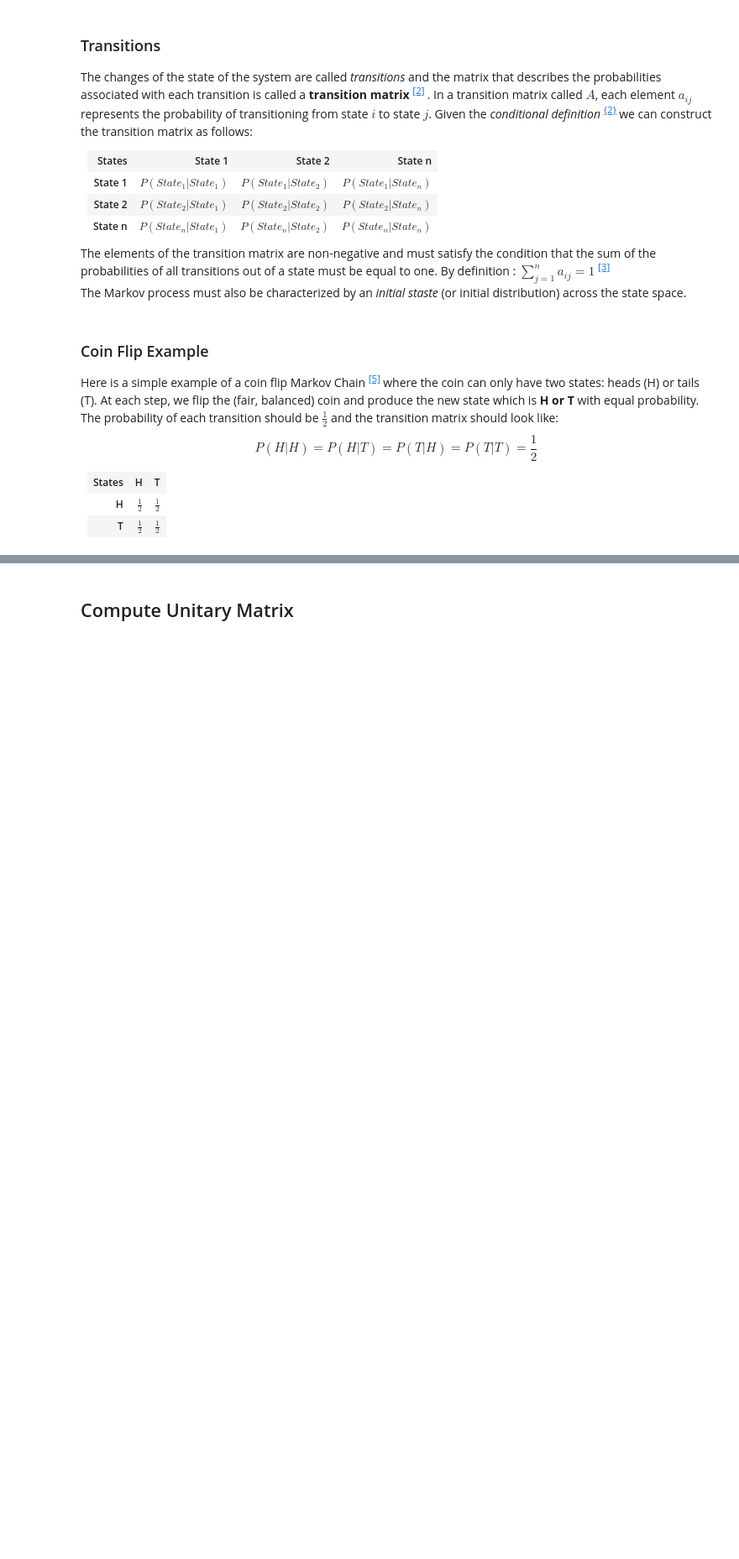
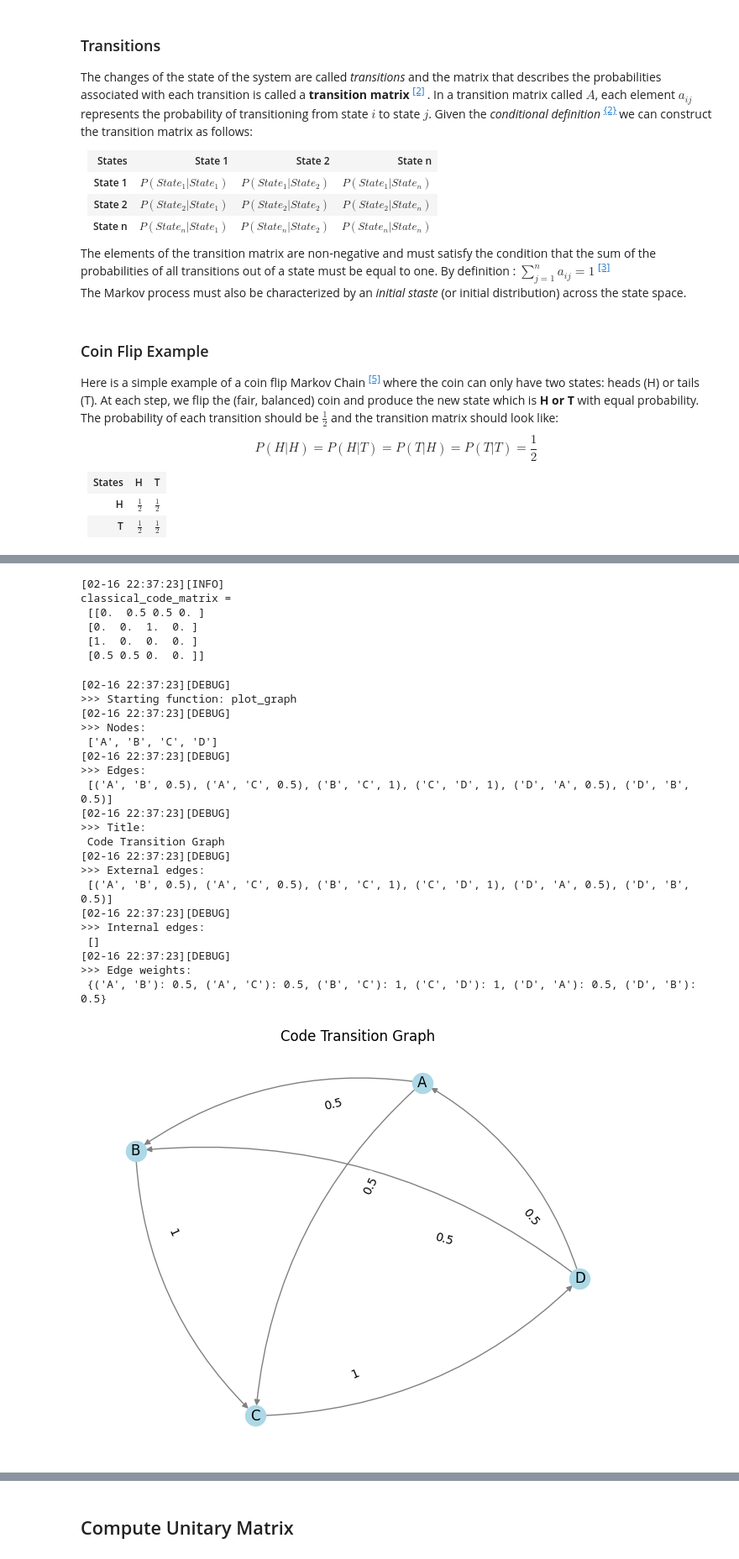
Before and after one commit to eefstath/qmm, a Jupyter notebook: compute_unitary.ipynb, the cells around one changed output, grey strips where cells are left out. Shown at 84% size. Cells and saved outputs as stored; diff of their text form; code cells hidden in the pictures; blank space fills up the shorter version.

```diff
--- a/compute_unitary.ipynb
+++ b/compute_unitary.ipynb
@@ -229,0 +435,44 @@ plot_graph(nodes, edges, 'Coin Flip Transition Graph')
+# %%
+# Matrix
+classical_code_matrix = np.array([[0, 0.5, 0.5, 0],
+                                  [0, 0, 1, 0],
+                                  [1, 0, 0, 0],
+                                  [0.5, 0.5, 0, 0]])
+print_log('info', 'classical_code_matrix =\n', classical_code_matrix)
+# %% [output]
+[02-16 22:37:23][INFO]
+classical_code_matrix =
+ [[0.  0.5 0.5 0. ]
+ [0.  0.  1.  0. ]
+ [1.  0.  0.  0. ]
+ [0.5 0.5 0.  0. ]]
+# %%
+# Graph
+nodes=['A', 'B', 'C', 'D']
+edges=[('A', 'B', 0.5), ('A', 'C', 0.5),
+       ('B', 'C', 1),
+       ('C', 'D', 1),
+       ('D', 'A', 0.5), ('D', 'B', 0.5)]
+plot_graph(nodes, edges, 'Code Transition Graph')
+# %% [output]
+[02-16 22:37:23][DEBUG]
+>>> Starting function: plot_graph
+[02-16 22:37:23][DEBUG]
+>>> Nodes:
+ ['A', 'B', 'C', 'D']
+[02-16 22:37:23][DEBUG]
+>>> Edges:
+ [('A', 'B', 0.5), ('A', 'C', 0.5), ('B', 'C', 1), ('C', 'D', 1), ('D', 'A', 0.5), ('D', 'B', 0.5)]
+[02-16 22:37:23][DEBUG]
+>>> Title:
+ Code Transition Graph
+[02-16 22:37:23][DEBUG]
+>>> External edges:
+ [('A', 'B', 0.5), ('A', 'C', 0.5), ('B', 'C', 1), ('C', 'D', 1), ('D', 'A', 0.5), ('D', 'B', 0.5)]
+[02-16 22:37:23][DEBUG]
+>>> Internal edges:
+ []
+[02-16 22:37:23][DEBUG]
+>>> Edge weights:
+ {('A', 'B'): 0.5, ('A', 'C'): 0.5, ('B', 'C'): 1, ('C', 'D'): 1, ('D', 'A'): 0.5, ('D', 'B'): 0.5}
+[figure, added]
```
Also changed, not shown: parts of 29 cells of this notebook, 1 other file.
